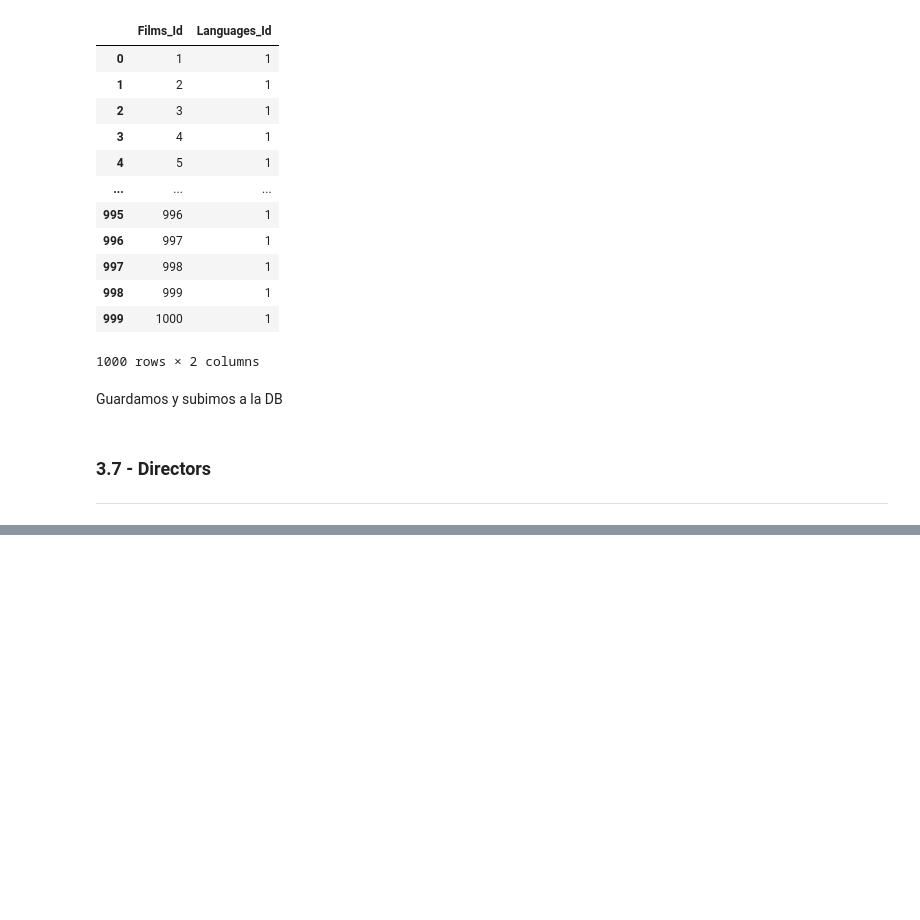
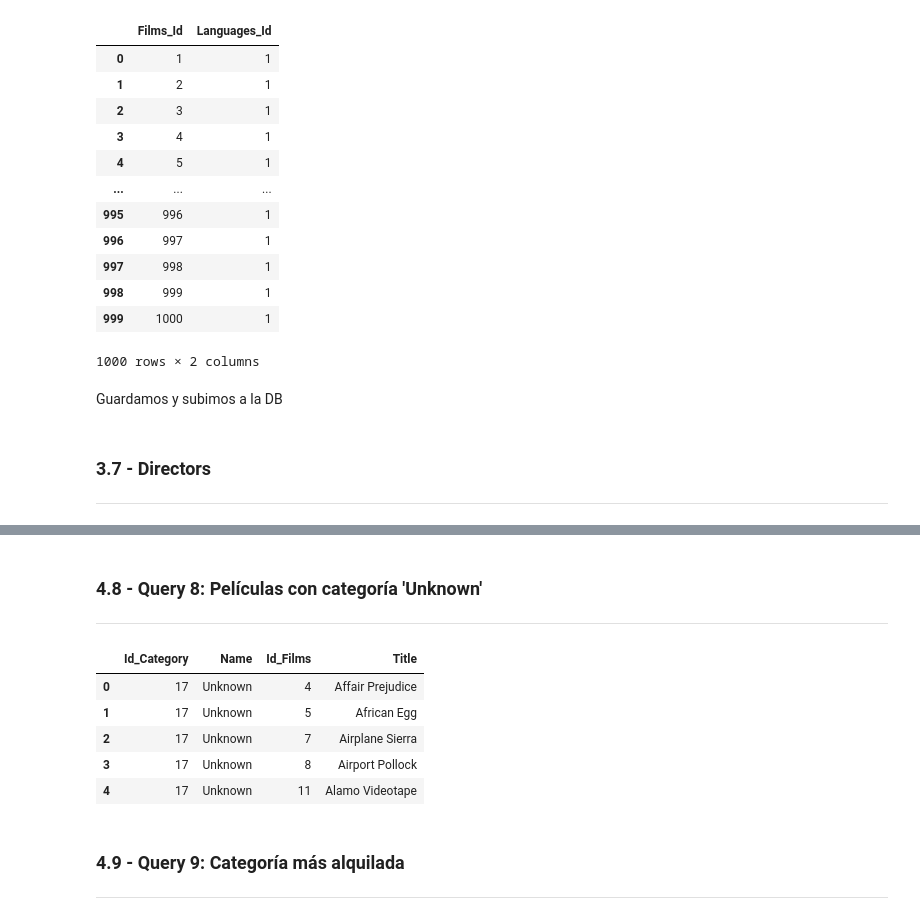
Before and after one commit to gusavato/2_IRONHACK_MySQL, a Jupyter notebook: jupyter/Clean_and_upload.ipynb, the cells around one changed output, grey strips where cells are left out. Drawn from its saved outputs; the diff is of its cells as text; code cells hidden in the pictures; blank space fills up the shorter version.

```diff
--- a/jupyter/Clean.ipynb
+++ b/jupyter/Clean_and_upload.ipynb
@@ -1012,0 +1188,27 @@ La tabla Directors se ha creado al inicializar la DB vacía. Nosotros la vamos a
+# %% [markdown]
+### 4.8 - Query 8: Películas con categoría 'Unknown'<a name="q8"/>
+***
+# %%
+query = """
+select  C.Id_Category,
+		C.Name,
+        F.Id_Films,
+        F.Title
+			from films as F
+left join category as C
+on F.Category_Id = C.Id_Category
+
+where C.Name = 'Unknown'
+
+"""
+pd.read_sql(query,cursor).head()
+# %% [output]
+|  | Id_Category | Name | Id_Films | Title |
+| 0 | 17 | Unknown | 4 | Affair Prejudice |
+| 1 | 17 | Unknown | 5 | African Egg |
+| 2 | 17 | Unknown | 7 | Airplane Sierra |
+| 3 | 17 | Unknown | 8 | Airport Pollock |
+| 4 | 17 | Unknown | 11 | Alamo Videotape |
+# %% [markdown]
+### 4.9 - Query 9: Categoría más alquilada <a name="q9"/>
+***
```
Also changed, not shown: parts of 24 cells of this notebook, 1 other file.
